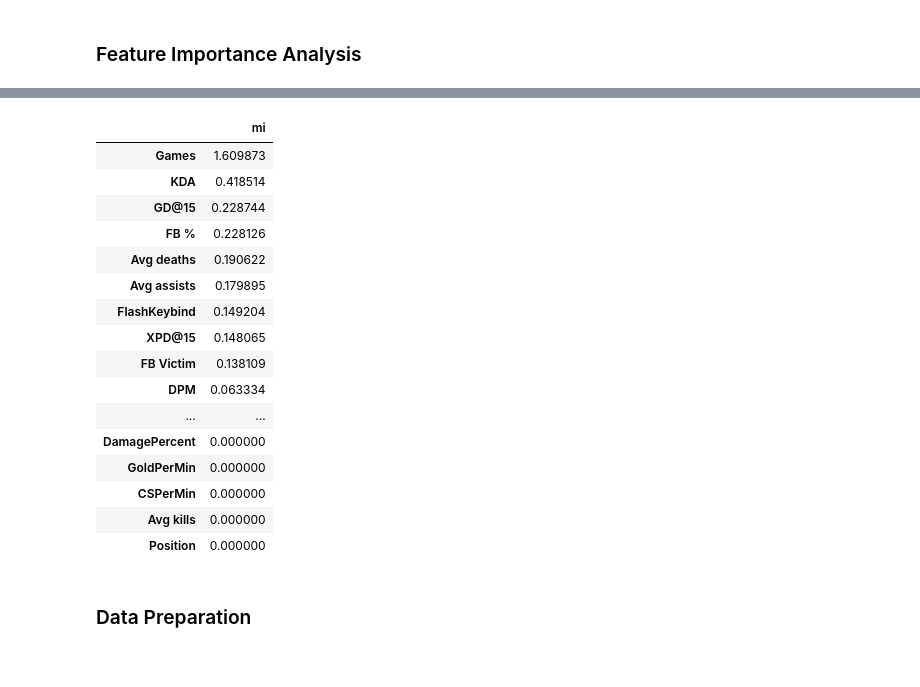
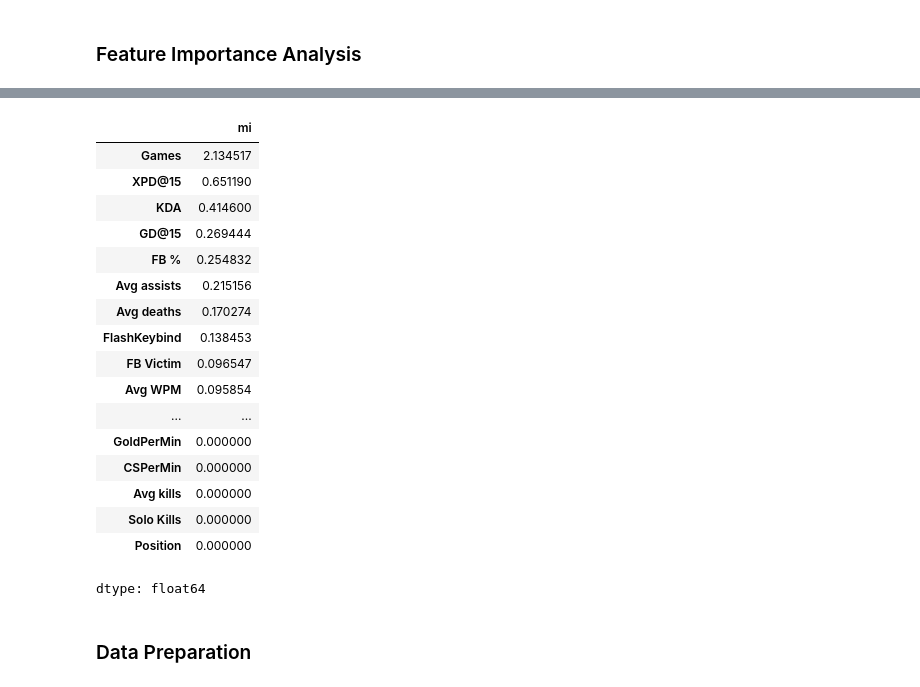
Before and after one commit to spencer18001/ml_zoomcamp_project_2024_midterm, a Jupyter notebook: Notebook/notebook.ipynb, the cells around one changed output, grey strips where cells are left out. Cells and saved outputs as stored; diff of their text form; code cells hidden in the pictures.

```diff
--- a/Notebook/notebook.ipynb
+++ b/Notebook/notebook.ipynb
@@ -230,29 +288,31 @@ dtype: float64
 # %%
 encoder = OrdinalEncoder()
 X_encoded = encoder.fit_transform(df_X)
-mi = mutual_info_regression(X_encoded, df_y, random_state=seed)
+discrete_features = (df_X.dtypes == int) | (df_X.dtypes == object)
+mi = mutual_info_regression(X_encoded, df_y, discrete_features=discrete_features, random_state=seed)
 
-df_mi = pd.DataFrame(mi, index=df_X.columns, columns=["mi"])
-df_sorted_mi = df_mi.sort_values(by="mi", ascending=False)
-df_sorted_mi
+ds_mi = pd.Series(mi, name="mi", index=df_X.columns)
+ds_sorted_mi = ds_mi.sort_values(ascending=False)
+ds_sorted_mi
 # %% [output]
 |  | mi |
-| Games | 1.609873 |
-| KDA | 0.418514 |
-| GD@15 | 0.228744 |
-| FB % | 0.228126 |
-| Avg deaths | 0.190622 |
-| Avg assists | 0.179895 |
-| FlashKeybind | 0.149204 |
-| XPD@15 | 0.148065 |
-| FB Victim | 0.138109 |
-| DPM | 0.063334 |
+| Games | 2.134517 |
+| XPD@15 | 0.651190 |
+| KDA | 0.414600 |
+| GD@15 | 0.269444 |
+| FB % | 0.254832 |
+| Avg assists | 0.215156 |
+| Avg deaths | 0.170274 |
+| FlashKeybind | 0.138453 |
+| FB Victim | 0.096547 |
+| Avg WPM | 0.095854 |
 | ... | ... |
-| DamagePercent | 0.000000 |
 | GoldPerMin | 0.000000 |
 | CSPerMin | 0.000000 |
 | Avg kills | 0.000000 |
+| Solo Kills | 0.000000 |
 | Position | 0.000000 |
+dtype: float64
 # %% [markdown]
 ### Data Preparation
 # %%
```
Also changed, not shown: parts of 7 cells of this notebook.
